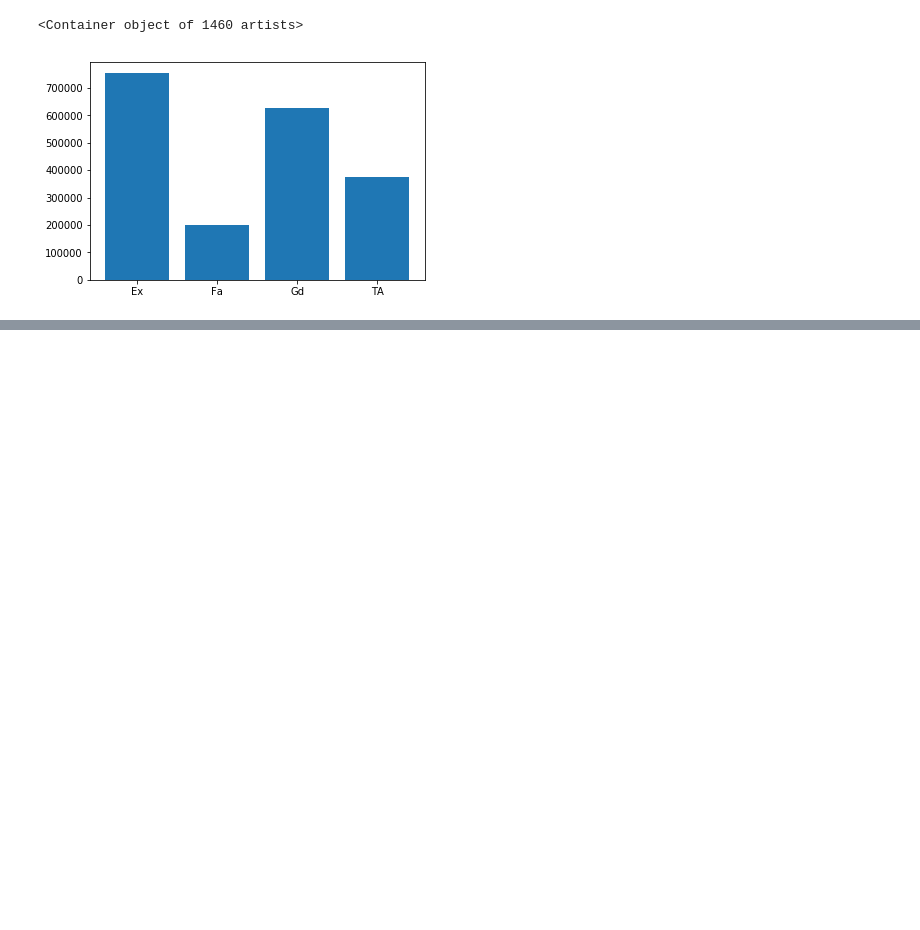
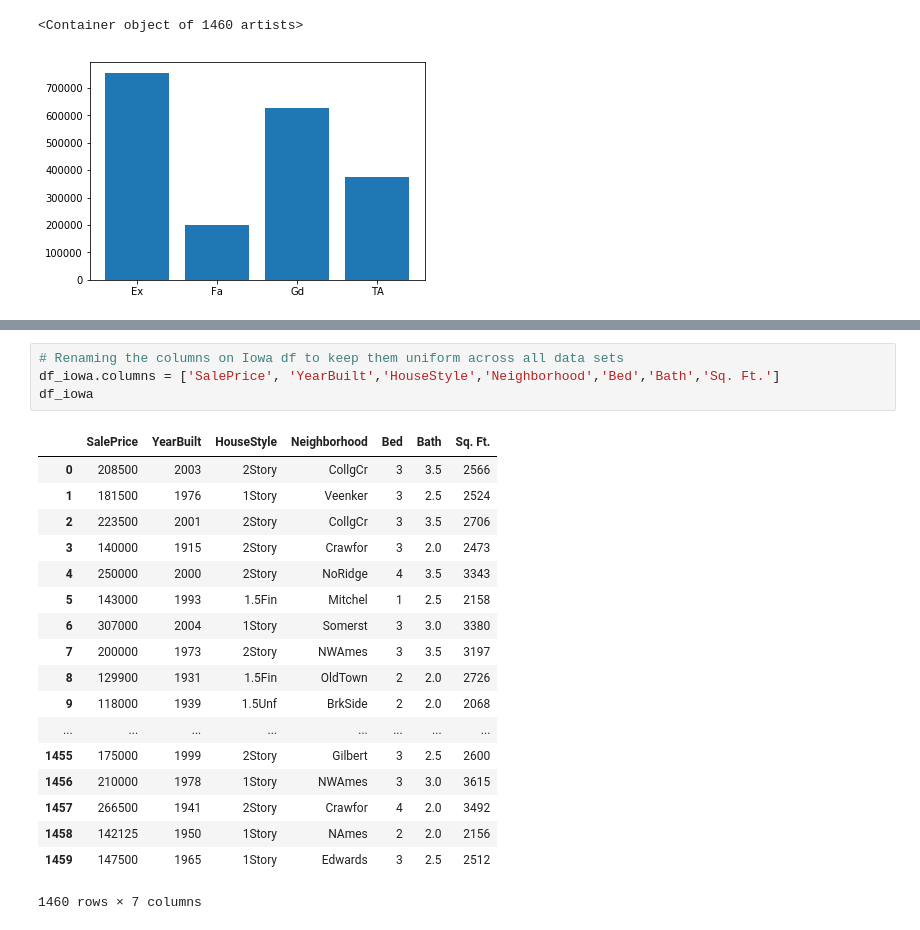
Before and after one commit to mpaluta/House_Price, a Jupyter notebook: subha_v1.ipynb, the cells around one changed output, grey strips where cells are left out. Drawn from its saved outputs; the diff is of its cells as text; blank space fills up the shorter version.

```diff
--- a/subha_v1.ipynb
+++ b/subha_v1.ipynb
@@ -243,0 +316,23 @@ plt.bar(df['KitchenQual'], df['SalePrice'])
+# %%
+# Renaming the columns on Iowa df to keep them uniform across all data sets
+df_iowa.columns = ['SalePrice', 'YearBuilt','HouseStyle','Neighborhood','Bed','Bath','Sq. Ft.']
+df_iowa
+# %% [output]
+|  | SalePrice | YearBuilt | HouseStyle | Neighborhood | Bed | Bath | Sq. Ft. |
+| 0 | 208500 | 2003 | 2Story | CollgCr | 3 | 3.5 | 2566 |
+| 1 | 181500 | 1976 | 1Story | Veenker | 3 | 2.5 | 2524 |
+| 2 | 223500 | 2001 | 2Story | CollgCr | 3 | 3.5 | 2706 |
+| 3 | 140000 | 1915 | 2Story | Crawfor | 3 | 2.0 | 2473 |
+| 4 | 250000 | 2000 | 2Story | NoRidge | 4 | 3.5 | 3343 |
+| 5 | 143000 | 1993 | 1.5Fin | Mitchel | 1 | 2.5 | 2158 |
+| 6 | 307000 | 2004 | 1Story | Somerst | 3 | 3.0 | 3380 |
+| 7 | 200000 | 1973 | 2Story | NWAmes | 3 | 3.5 | 3197 |
+| 8 | 129900 | 1931 | 1.5Fin | OldTown | 2 | 2.0 | 2726 |
+| 9 | 118000 | 1939 | 1.5Unf | BrkSide | 2 | 2.0 | 2068 |
+| ... | ... | ... | ... | ... | ... | ... | ... |
+| 1455 | 175000 | 1999 | 2Story | Gilbert | 3 | 2.5 | 2600 |
+| 1456 | 210000 | 1978 | 1Story | NWAmes | 3 | 3.0 | 3615 |
+| 1457 | 266500 | 1941 | 2Story | Crawfor | 4 | 2.0 | 3492 |
+| 1458 | 142125 | 1950 | 1Story | NAmes | 2 | 2.0 | 2156 |
+| 1459 | 147500 | 1965 | 1Story | Edwards | 3 | 2.5 | 2512 |
+1460 rows × 7 columns
```
Also changed, not shown: parts of 5 cells of this notebook, 1 other file.
